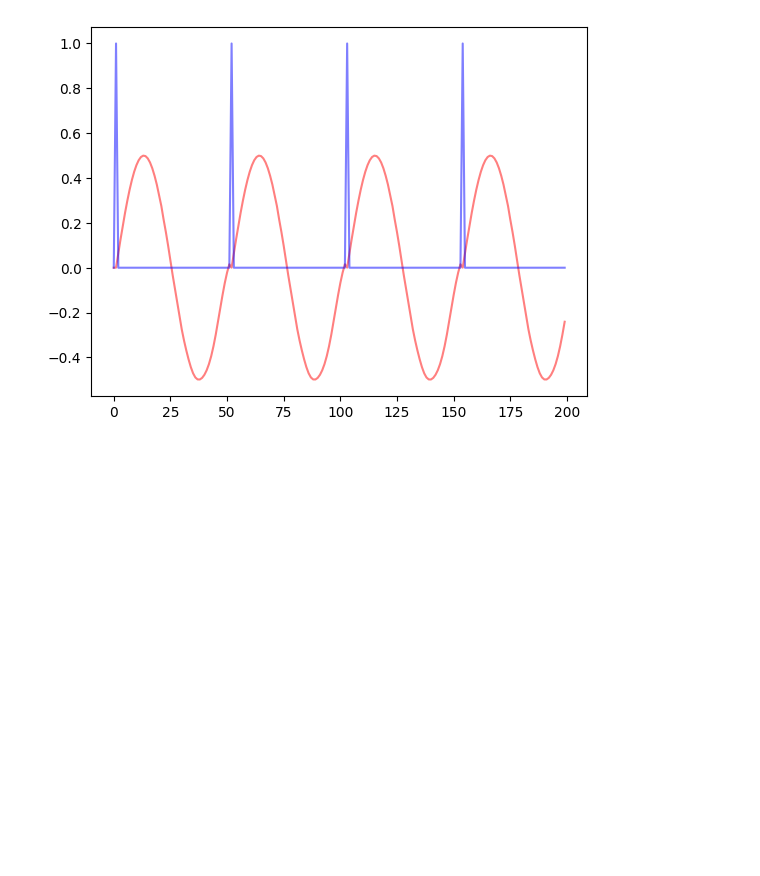
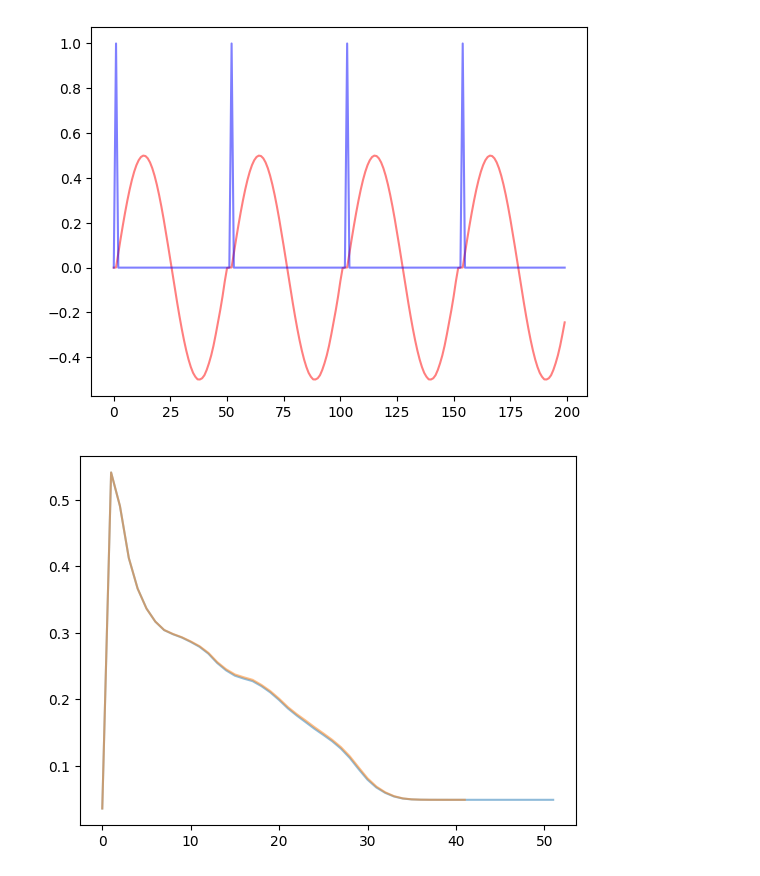
Before and after one commit to joncannon/Thesis, a Jupyter notebook: jaeger_rewrite.ipynb, the cells around one changed output. Cells and saved outputs as stored; diff of their text form; code cells hidden in the pictures; blank space fills up the shorter version.

Commit message:
Implemented Baldassarre training protocol

```diff
--- a/jaeger_rewrite.ipynb
+++ b/jaeger_rewrite.ipynb
@@ -586,11 +621,7 @@ plt.plot(input, color="blue", alpha = 0.5, label = "input")
 [<matplotlib.lines.Line2D at 0x...>]
 [figure]
 # %%
-esn4 = ESNN(n_input=2,n_internal=2000,n_output=1,spectralRadius=3.05,inputScaling=[1,0.001],noise_level=0.0, methodWeightCompute="pseudoinverse", connectivityScale=1, network_type ="leaky",leakage=1,atime_constant=1,ltime_constant=0.75)
-esn4.train(regiment3[0],regiment3[1],0)
-
-esn4.evaluate(regiment3[0],regiment3[1])
-esn4.display_units()
-print(np.mean(esn4.W_output))
-print(np.mean(abs(esn4.statemat[100,:])))
-#52000
+esn4 = ESNN(n_input=2,n_internal=3000,n_output=1,spectralRadius=3.1,inputScaling=[1,0.01],noise_level=0.0, methodWeightCompute="pseudoinverse",learningMode="Baldassarre", connectivityScale=1, network_type ="leaky",leakage=1,atime_constant=1,ltime_constant=0.75)
+esn4.w_check(inputs5)
+# %% [output]
+[figure, added]
```
Also changed, not shown: parts of 6 cells of this notebook.
